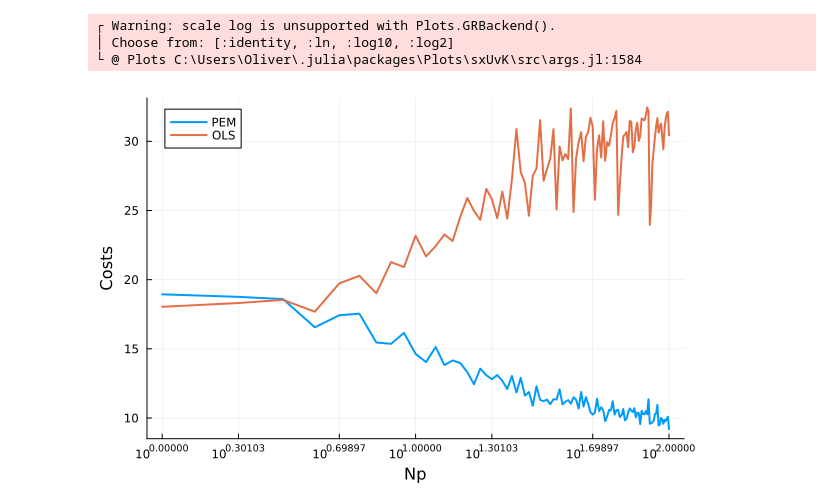
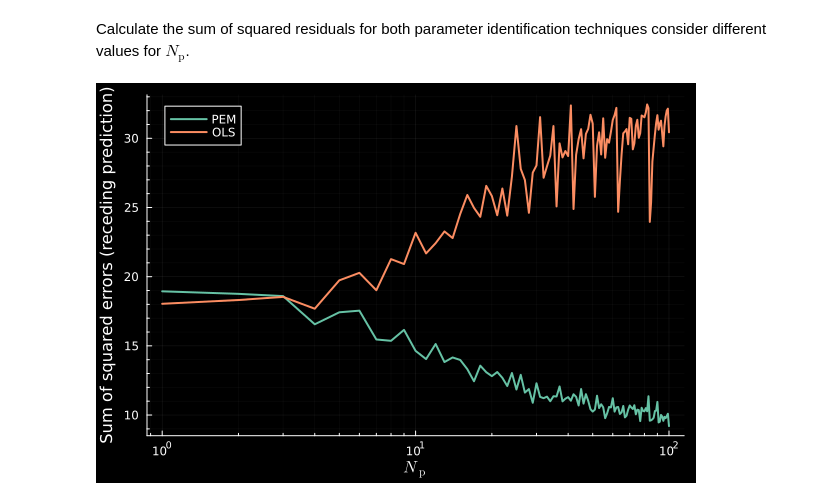
Before and after one commit to DS-4-DS/DS4DS_Course, a Jupyter notebook: notebooks/Nonlinear Model Identification/Prediction_Length.ipynb, the cells around one changed output. Saved outputs shown, nothing was run; the diff lists cells and outputs as text; code cells hidden in the pictures.

```diff
--- a/notebooks/Nonlinear Model Identification/Prediction_Length.ipynb
+++ b/notebooks/Nonlinear Model Identification/Prediction_Length.ipynb
@@ -77,3 +85,5 @@ predict_error_costs (generic function with 1 method)
+# %% [markdown]
+Calculate the sum of squared residuals for both parameter identification techniques consider different values for $N_\mathrm{p}$.
 # %%
 Np_vec = 1:100
 costs_PEM = zeros(length(Np_vec))
@@ -84,10 +94,10 @@ for ii in Np_vec
 end
 # %%
 # Plot costs over number of Np prediction steps using a logarithmic x axis scale
-plot(Np_vec, costs_PEM, label="PEM", xlabel="Np", ylabel="Costs", xscale=:log, lw=2, legend=:topleft)
+plot(Np_vec, costs_PEM, label="PEM", xlabel=L"N_\mathrm{p}", ylabel="Sum of squared errors (receding prediction)",
+xscale=:log10, lw=2, legend=:topleft, minorgrid=true,
+background_color="#000000", palette = :Set2_5)
+
 plot!(Np_vec, costs_OLS, label="OLS", lw=2)
 # %% [output]
-┌ Warning: scale log is unsupported with Plots.GRBackend().
-│ Choose from: [:identity, :ln, :log10, :log2]
-└ @ Plots C:\Users\Oliver\.julia\packages\Plots\sxUvK\src\args.jl:1584
-[figure, old version]
+[figure, new version]
```
Also changed, not shown: parts of 9 cells of this notebook, 1 other file.
